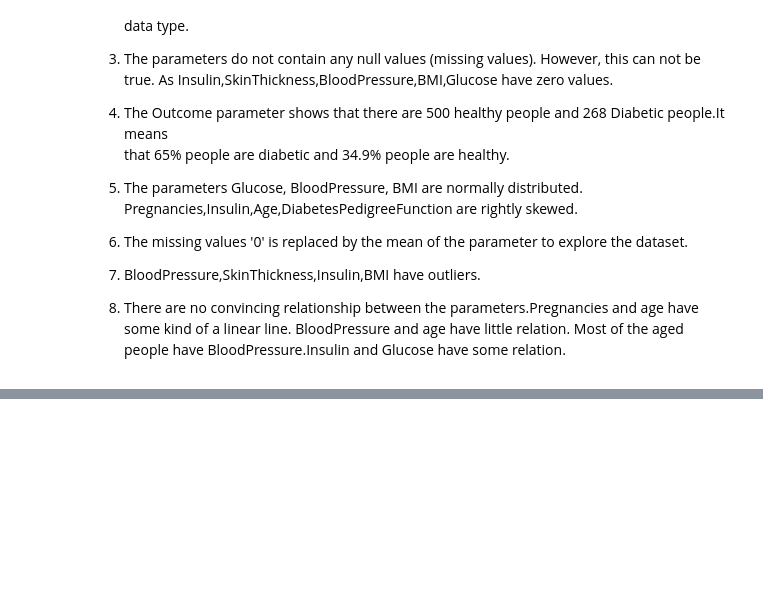
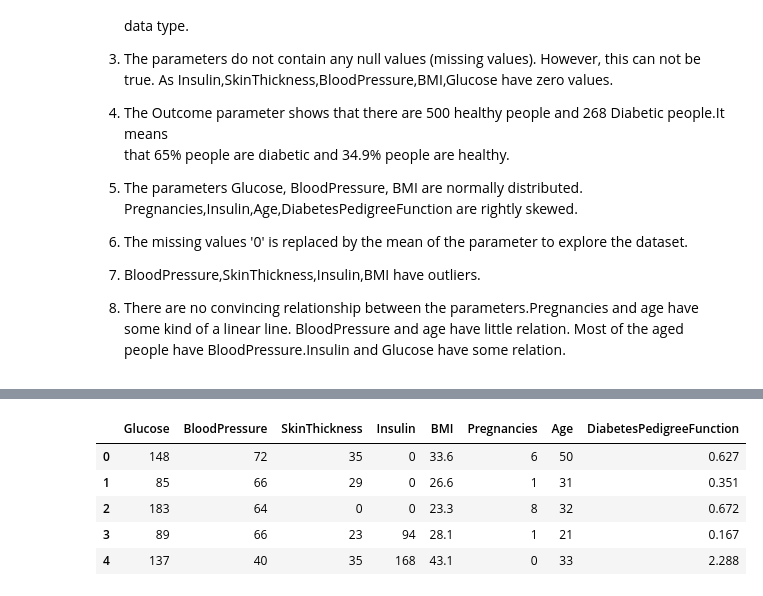
Before and after one commit to evabanegacom/Exploratory-analysis, a Jupyter notebook: Exploratory Analysis.ipynb, the cells around one changed output, grey strips where cells are left out. Cells and saved outputs as stored; diff of their text form; code cells hidden in the pictures; blank space fills up the shorter version.

```diff
--- a/Exploratory Analysis.ipynb
+++ b/Exploratory Analysis.ipynb
@@ -537,0 +542,9 @@ People with high Insulin level are more likely to have Diabetes.
+# %%
+diabetes[features].head()
+# %% [output]
+|  | Glucose | BloodPressure | SkinThickness | Insulin | BMI | Pregnancies | Age | DiabetesPedigreeFunction |
+| 0 | 148 | 72 | 35 | 0 | 33.6 | 6 | 50 | 0.627 |
+| 1 | 85 | 66 | 29 | 0 | 26.6 | 1 | 31 | 0.351 |
+| 2 | 183 | 64 | 0 | 0 | 23.3 | 8 | 32 | 0.672 |
+| 3 | 89 | 66 | 23 | 94 | 28.1 | 1 | 21 | 0.167 |
+| 4 | 137 | 40 | 35 | 168 | 43.1 | 0 | 33 | 2.288 |
```
Also changed, not shown: parts of 21 cells of this notebook.
